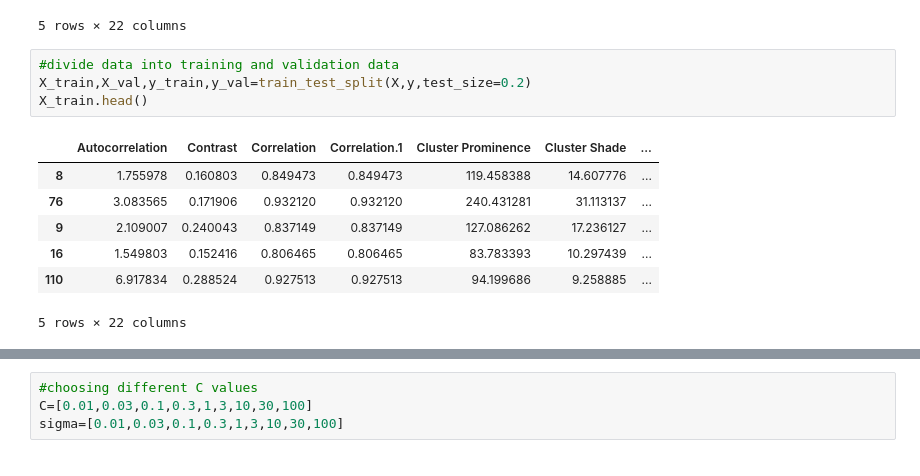
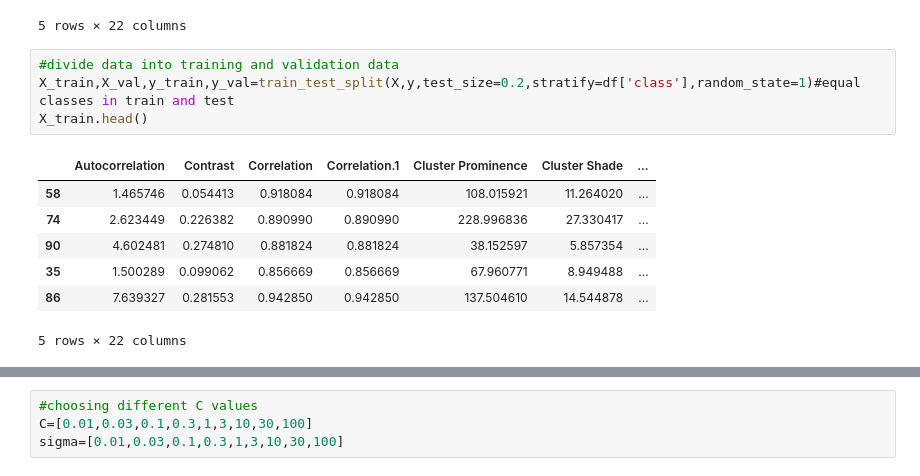
Before and after one commit to ascii5833/Potato-Disease-Classification, a Jupyter notebook: Detection.ipynb, the cells around one changed output, grey strips where cells are left out. Cells and saved outputs as stored; diff of their text form.

```diff
--- a/Detection.ipynb
+++ b/Detection.ipynb
@@ -43,13 +48,13 @@ X.head()
 5 rows × 22 columns
 # %%
 #divide data into training and validation data
-X_train,X_val,y_train,y_val=train_test_split(X,y,test_size=0.2)
+X_train,X_val,y_train,y_val=train_test_split(X,y,test_size=0.2,stratify=df['class'],random_state=1)#equal classes in train and test
 X_train.head()
 # %% [output]
 |  | Autocorrelation | Contrast | Correlation | Correlation.1 | Cluster Prominence | Cluster Shade | ... |
-| 8 | 1.755978 | 0.160803 | 0.849473 | 0.849473 | 119.458388 | 14.607776 | ... |
-| 76 | 3.083565 | 0.171906 | 0.932120 | 0.932120 | 240.431281 | 31.113137 | ... |
-| 9 | 2.109007 | 0.240043 | 0.837149 | 0.837149 | 127.086262 | 17.236127 | ... |
-| 16 | 1.549803 | 0.152416 | 0.806465 | 0.806465 | 83.783393 | 10.297439 | ... |
-| 110 | 6.917834 | 0.288524 | 0.927513 | 0.927513 | 94.199686 | 9.258885 | ... |
+| 58 | 1.465746 | 0.054413 | 0.918084 | 0.918084 | 108.015921 | 11.264020 | ... |
+| 74 | 2.623449 | 0.226382 | 0.890990 | 0.890990 | 228.996836 | 27.330417 | ... |
+| 90 | 4.602481 | 0.274810 | 0.881824 | 0.881824 | 38.152597 | 5.857354 | ... |
+| 35 | 1.500289 | 0.099062 | 0.856669 | 0.856669 | 67.960771 | 8.949488 | ... |
+| 86 | 7.639327 | 0.281553 | 0.942850 | 0.942850 | 137.504610 | 14.544878 | ... |
 5 rows × 22 columns
```
Also changed, not shown: parts of 24 cells of this notebook, 5 other files.
